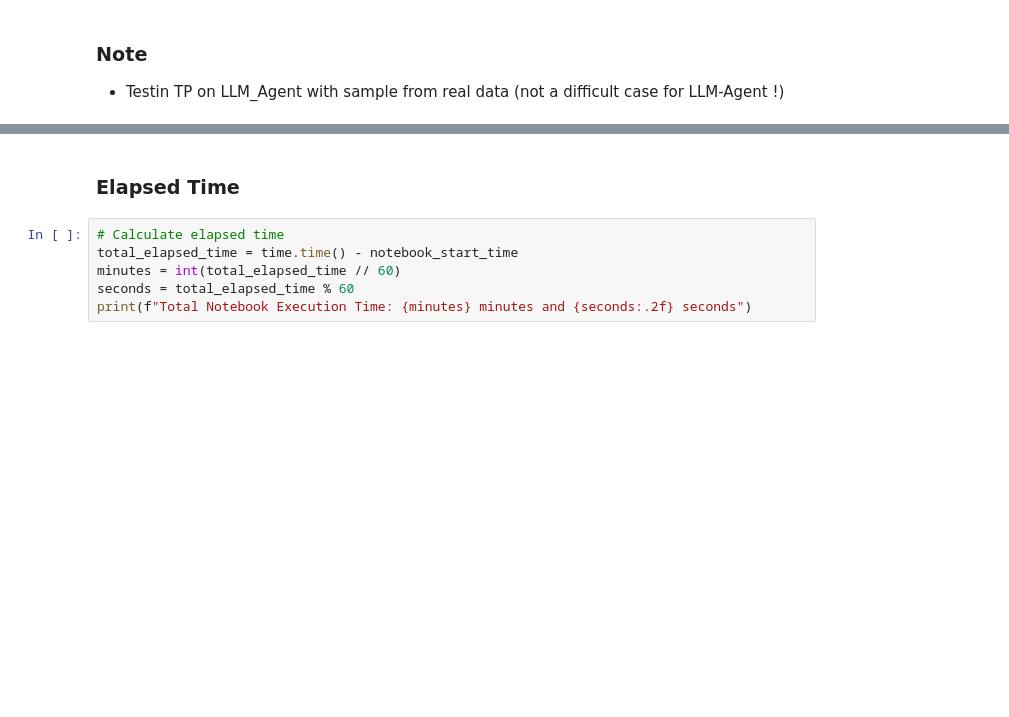
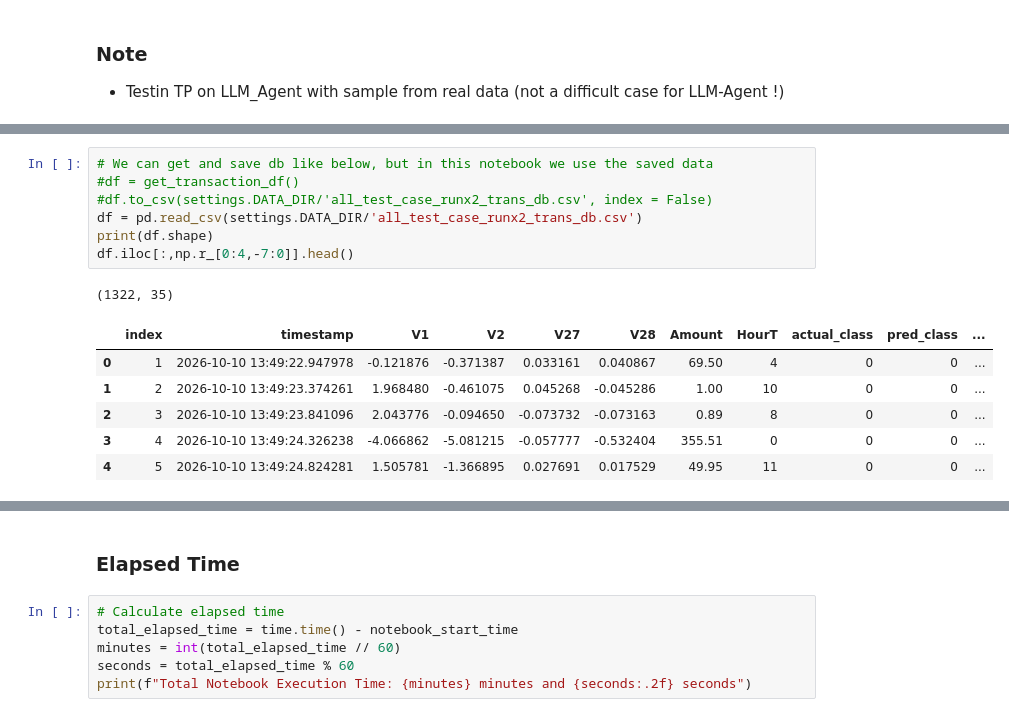
Before and after one commit to umscai/zc07-ml-genai-agentic, a Jupyter notebook: notebook/step4_agentic_test_results.ipynb, the cells around one changed output, grey strips where cells are left out. Cells and saved outputs as stored; diff of their text form; blank space fills up the shorter version.

```diff
--- a/notebook/step4_agentic_test_results.ipynb
+++ b/notebook/step4_agentic_test_results.ipynb
@@ -220,0 +268,15 @@ display(Image(filename=settings.IMG_DIR/'z-llm-real-tp-08.png', width=1200))
+# %%
+# We can get and save db like below, but in this notebook we use the saved data
+#df = get_transaction_df()
+#df.to_csv(settings.DATA_DIR/'all_test_case_runx2_trans_db.csv', index = False)
+df = pd.read_csv(settings.DATA_DIR/'all_test_case_runx2_trans_db.csv')
+print(df.shape)
+df.iloc[:,np.r_[0:4,-7:0]].head()
+# %% [output]
+(1322, 35)
+|  | index | timestamp | V1 | V2 | V27 | V28 | Amount | HourT | actual_class | pred_class | ... |
+| 0 | 1 | 2026-10-10 13:49:22.947978 | -0.121876 | -0.371387 | 0.033161 | 0.040867 | 69.50 | 4 | 0 | 0 | ... |
+| 1 | 2 | 2026-10-10 13:49:23.374261 | 1.968480 | -0.461075 | 0.045268 | -0.045286 | 1.00 | 10 | 0 | 0 | ... |
+| 2 | 3 | 2026-10-10 13:49:23.841096 | 2.043776 | -0.094650 | -0.073732 | -0.073163 | 0.89 | 8 | 0 | 0 | ... |
+| 3 | 4 | 2026-10-10 13:49:24.326238 | -4.066862 | -5.081215 | -0.057777 | -0.532404 | 355.51 | 0 | 0 | 0 | ... |
+| 4 | 5 | 2026-10-10 13:49:24.824281 | 1.505781 | -1.366895 | 0.027691 | 0.017529 | 49.95 | 11 | 0 | 0 | ... |
```
Also changed, not shown: parts of 31 cells of this notebook, 28 other files.
